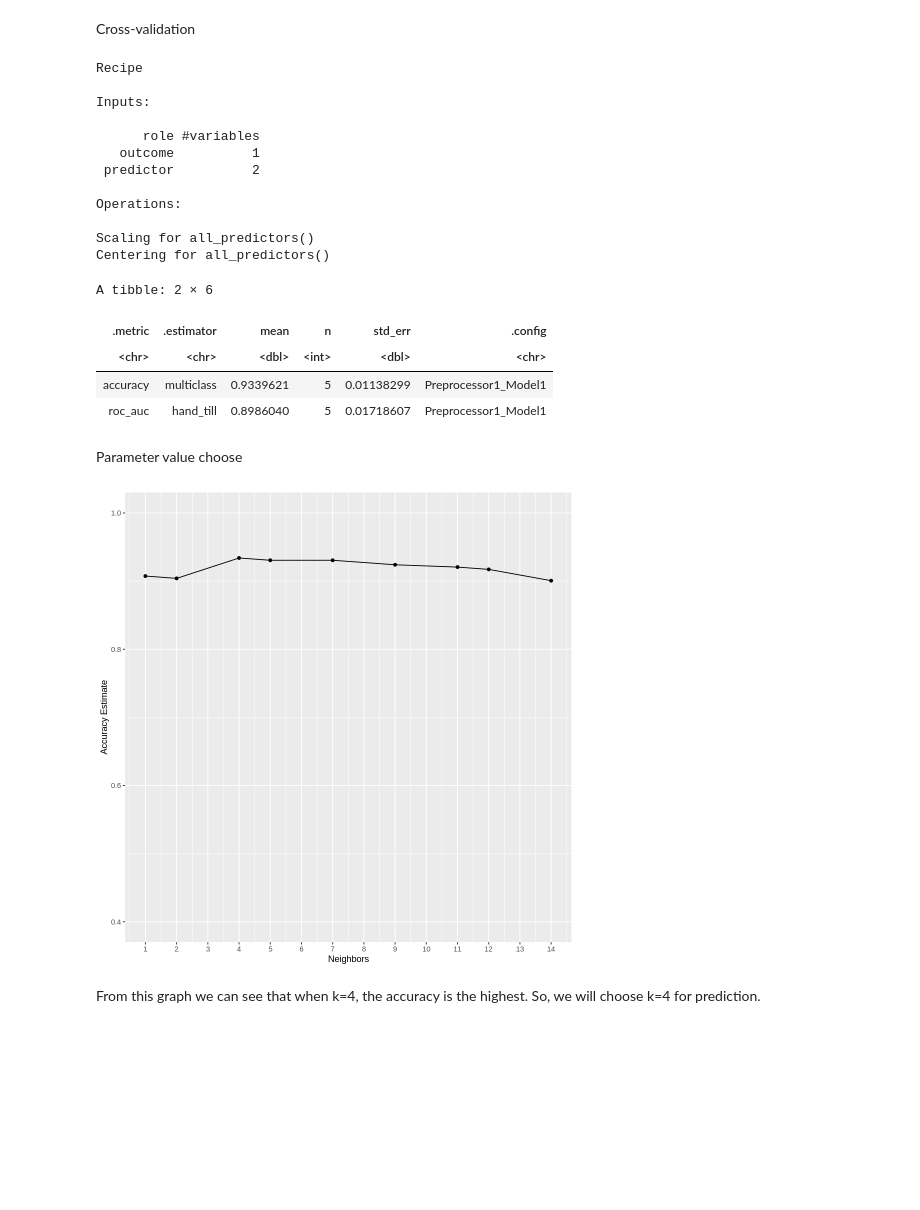
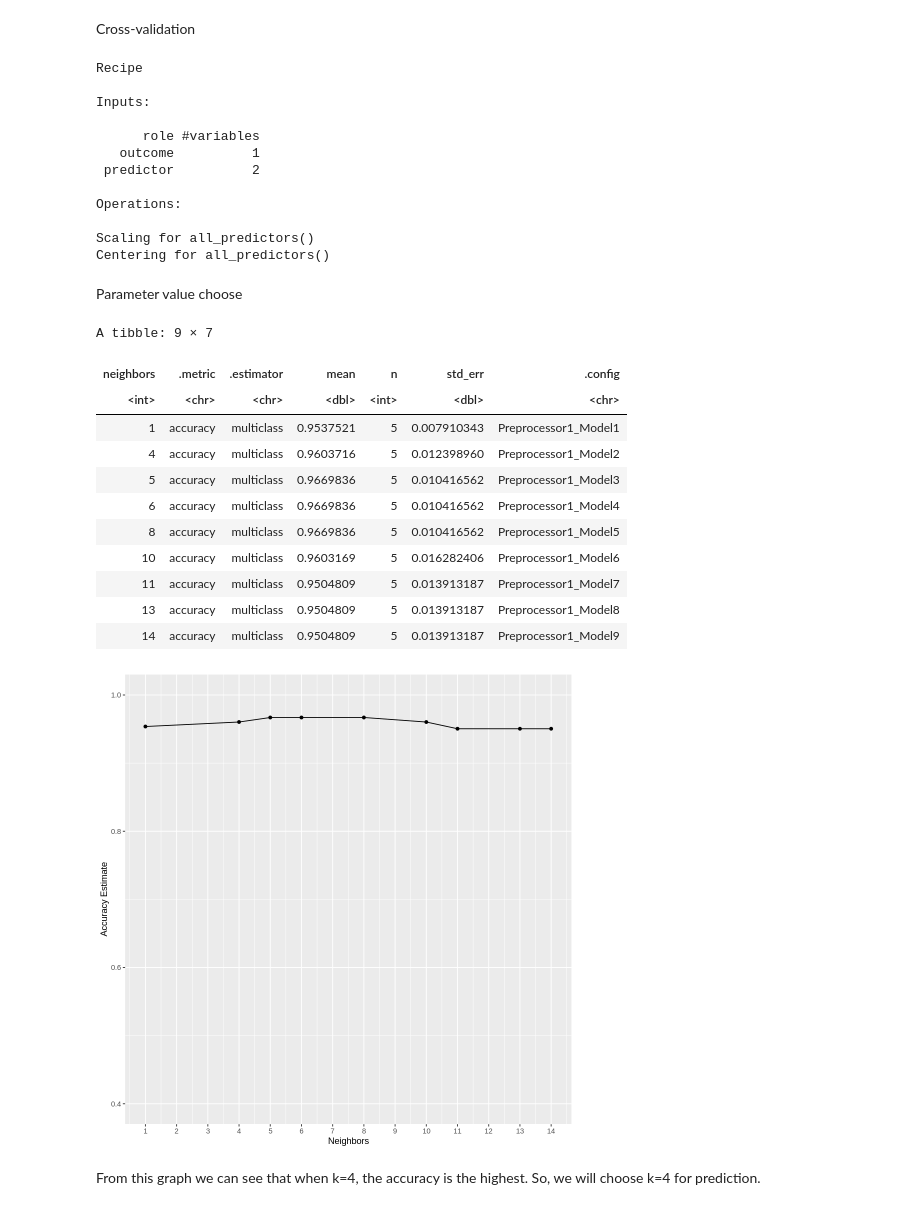
Before and after one commit to TPPJT/DSCI-Group-Project, a Jupyter notebook: GroupProject_1.ipynb, the cells around one changed output. Cells and saved outputs as stored; diff of their text form; code cells hidden in the pictures; blank space fills up the shorter version.

```diff
--- a/GroupProject_1.ipynb
+++ b/GroupProject_1.ipynb
@@ -86,0 +66,6 @@ A tibble: 101 × 6
+# %%
+user_split <- initial_split(user_data, prop=0.75, stata = UNS)
+training <- training(user_split)
+testing <- testing(user_split)
+head(training)
+head(testing)
@@ -91,18 +171,10 @@ Our group will use STG, SCG, PEG, and UNS to do the data analysis. We plan to us
 Cross-validation
 # %%
 set.seed(2022)
-user_knowledge_recipe <- recipe(UNS~PEG+LPR,data=training)%>% step_scale(all_predictors())%>% step_center(all_predictors())
+user_knowledge_recipe <- recipe(UNS ~ PEG + LPR, data = training) |>
+    step_scale(all_predictors()) |>
+    step_center(all_predictors())
 user_knowledge_recipe
-user_knowledge_vfold <- vfold_cv(training,v=5,strata=UNS)
-knn_spec <- nearest_neighbor(weight_func = "rectangular", neighbors = 3)%>%
-set_engine("kknn")%>%
-set_mode("classification")
-user_knowledge_resample_fit <- workflow() %>%
-add_recipe(user_knowledge_recipe) %>%
-add_model(knn_spec) %>%
-fit_resamples(resamples = user_knowledge_vfold)
-user_knowledge_metrics <- collect_metrics(user_knowledge_resample_fit)
-user_knowledge_metrics
 # %% [output]
 Recipe
 
@@ -116,39 +188,50 @@ Operations:
 
 Scaling for all_predictors()
 Centering for all_predictors()
-A tibble: 2 × 6
-| .metric | .estimator | mean | n | std_err | .config |
-| <chr> | <chr> | <dbl> | <int> | <dbl> | <chr> |
-| accuracy | multiclass | 0.9339621 | 5 | 0.01138299 | Preprocessor1_Model1 |
-| roc_auc | hand_till | 0.8986040 | 5 | 0.01718607 | Preprocessor1_Model1 |
 # %% [markdown]
 Parameter value choose
 # %%
 set.seed(2022)
-knn_tune <- nearest_neighbor(weight_func = "rectangular", neighbors = tune())%>%
-set_engine("kknn")%>%
-set_mode("classification")
 
-set.seed(2022)
+knn_tune <- nearest_neighbor(weight_func = "rectangular", neighbors = tune()) |>
+    set_engine("kknn") |>
+    set_mode("classification")
+
+user_knowledge_vfold <- vfold_cv(training, v = 5, strata = UNS)
+
 knn_results <- workflow() |>
-add_recipe(user_knowledge_recipe) |>
-add_model(knn_tune) |>
-tune_grid(resamples = user_knowledge_vfold , grid = 10) |>
-collect_metrics()
+    add_recipe(user_knowledge_recipe) |>
+    add_model(knn_tune) |>
+    tune_grid(resamples = user_knowledge_vfold, grid = 10) |>
+    collect_metrics()
 
-set.seed(2022)
+
+
 accuracies <- knn_results |>
-filter(.metric=="accuracy")
+    filter(.metric == "accuracy")
+accuracies
 options(repr.plot.height = 8, repr.plot.width = 8)
 accuracy_versus_k <- ggplot(accuracies, aes(x = neighbors, y = mean))+
-geom_point() +
-geom_line() +
-labs(x = "Neighbors", y = "Accuracy Estimate") +
-scale_x_continuous(breaks = seq(0, 14, by = 1)) +
-scale_y_continuous(limits = c(0.4, 1.0))
+    geom_point() +
+    geom_line() +
+    labs(x = "Neighbors", y = "Accuracy Estimate") +
+    scale_x_continuous(breaks = seq(0, 14, by = 1)) +
+    scale_y_continuous(limits = c(0.4, 1.0))
 accuracy_versus_k
 # %% [output]
+A tibble: 9 × 7
+| neighbors | .metric | .estimator | mean | n | std_err | .config |
+| <int> | <chr> | <chr> | <dbl> | <int> | <dbl> | <chr> |
+| 1 | accuracy | multiclass | 0.9537521 | 5 | 0.007910343 | Preprocessor1_Model1 |
+| 4 | accuracy | multiclass | 0.9603716 | 5 | 0.012398960 | Preprocessor1_Model2 |
+| 5 | accuracy | multiclass | 0.9669836 | 5 | 0.010416562 | Preprocessor1_Model3 |
+| 6 | accuracy | multiclass | 0.9669836 | 5 | 0.010416562 | Preprocessor1_Model4 |
+| 8 | accuracy | multiclass | 0.9669836 | 5 | 0.010416562 | Preprocessor1_Model5 |
+| 10 | accuracy | multiclass | 0.9603169 | 5 | 0.016282406 | Preprocessor1_Model6 |
+| 11 | accuracy | multiclass | 0.9504809 | 5 | 0.013913187 | Preprocessor1_Model7 |
+| 13 | accuracy | multiclass | 0.9504809 | 5 | 0.013913187 | Preprocessor1_Model8 |
+| 14 | accuracy | multiclass | 0.9504809 | 5 | 0.013913187 | Preprocessor1_Model9 |
-[figure, old version]
+[figure, new version]
 # %% [markdown]
 From this graph we can see that when k=4, the accuracy is the highest. So, we will choose k=4 for prediction.
 # %%
```
Also changed, not shown: parts of 14 cells of this notebook.
